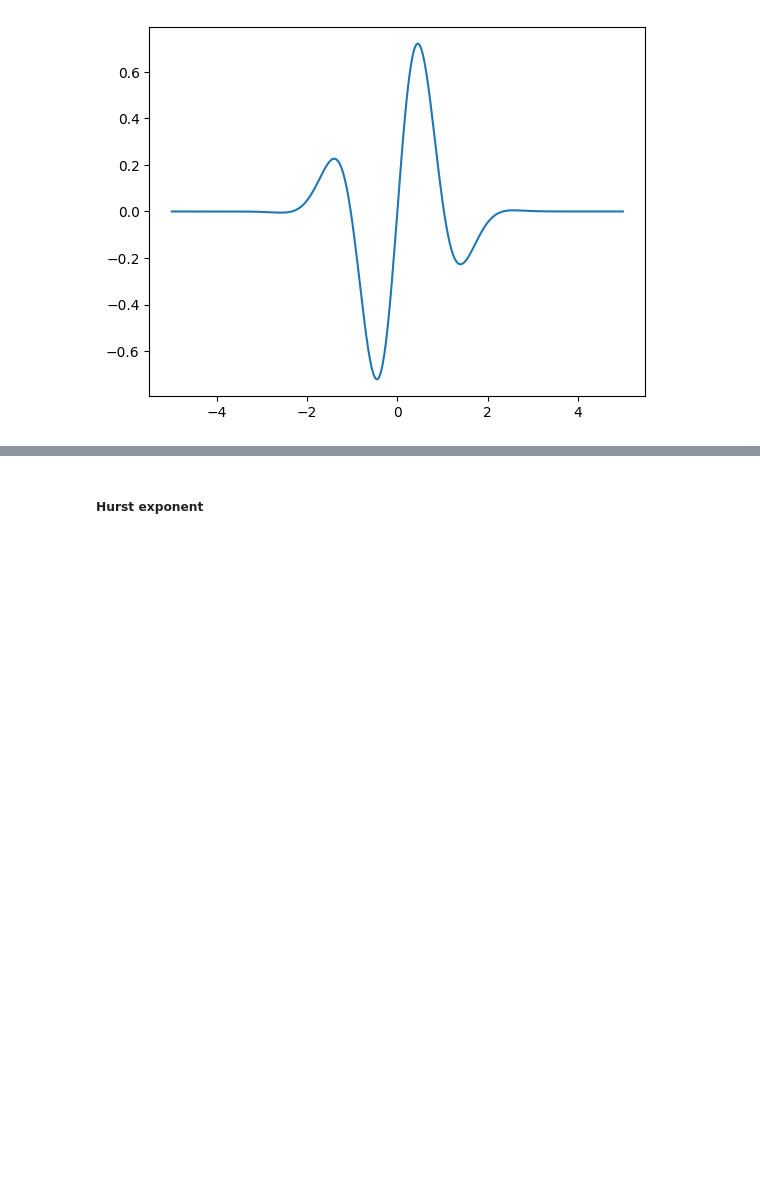
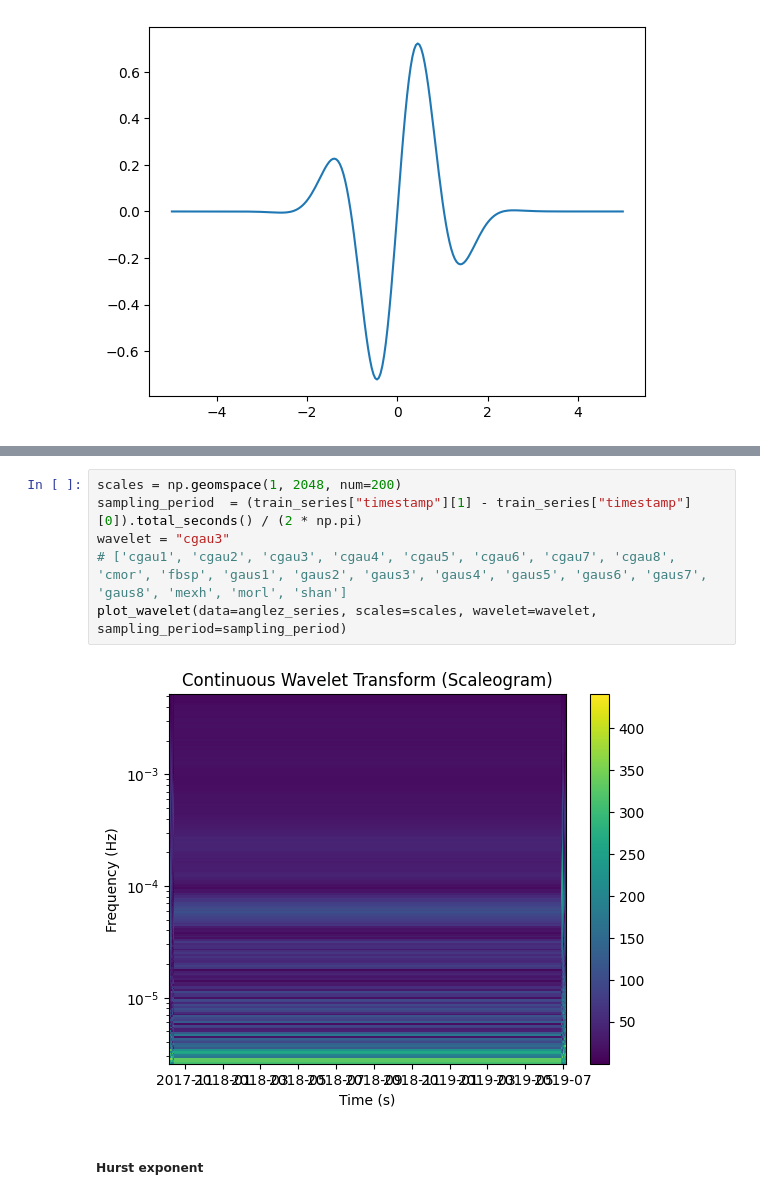
Before and after one commit to Felecort/TDA_Uni, a Jupyter notebook: src/0_topology-child-mind-institute.ipynb, the cells around one changed output, grey strips where cells are left out. Saved outputs shown, nothing was run; the diff lists cells and outputs as text; blank space fills up the shorter version.

```diff
--- a/src/0_topology-child-mind-institute.ipynb
+++ b/src/0_topology-child-mind-institute.ipynb
@@ -156,3 +144,11 @@ plot_wavelet(data=enmo_series, scales=scales, wavelet=wavelet, sampling_period=s
+# %%
+scales = np.geomspace(1, 2048, num=200)
+sampling_period  = (train_series["timestamp"][1] - train_series["timestamp"][0]).total_seconds() / (2 * np.pi)
+wavelet = "cgau3"
+# ['cgau1', 'cgau2', 'cgau3', 'cgau4', 'cgau5', 'cgau6', 'cgau7', 'cgau8', 'cmor', 'fbsp', 'gaus1', 'gaus2', 'gaus3', 'gaus4', 'gaus5', 'gaus6', 'gaus7', 'gaus8', 'mexh', 'morl', 'shan']
+plot_wavelet(data=anglez_series, scales=scales, wavelet=wavelet, sampling_period=sampling_period)
+# %% [output]
+[figure, added]
 # %% [markdown]
 ##### Hurst exponent
 # %%
```
Also changed, not shown: parts of 3 cells of this notebook.
